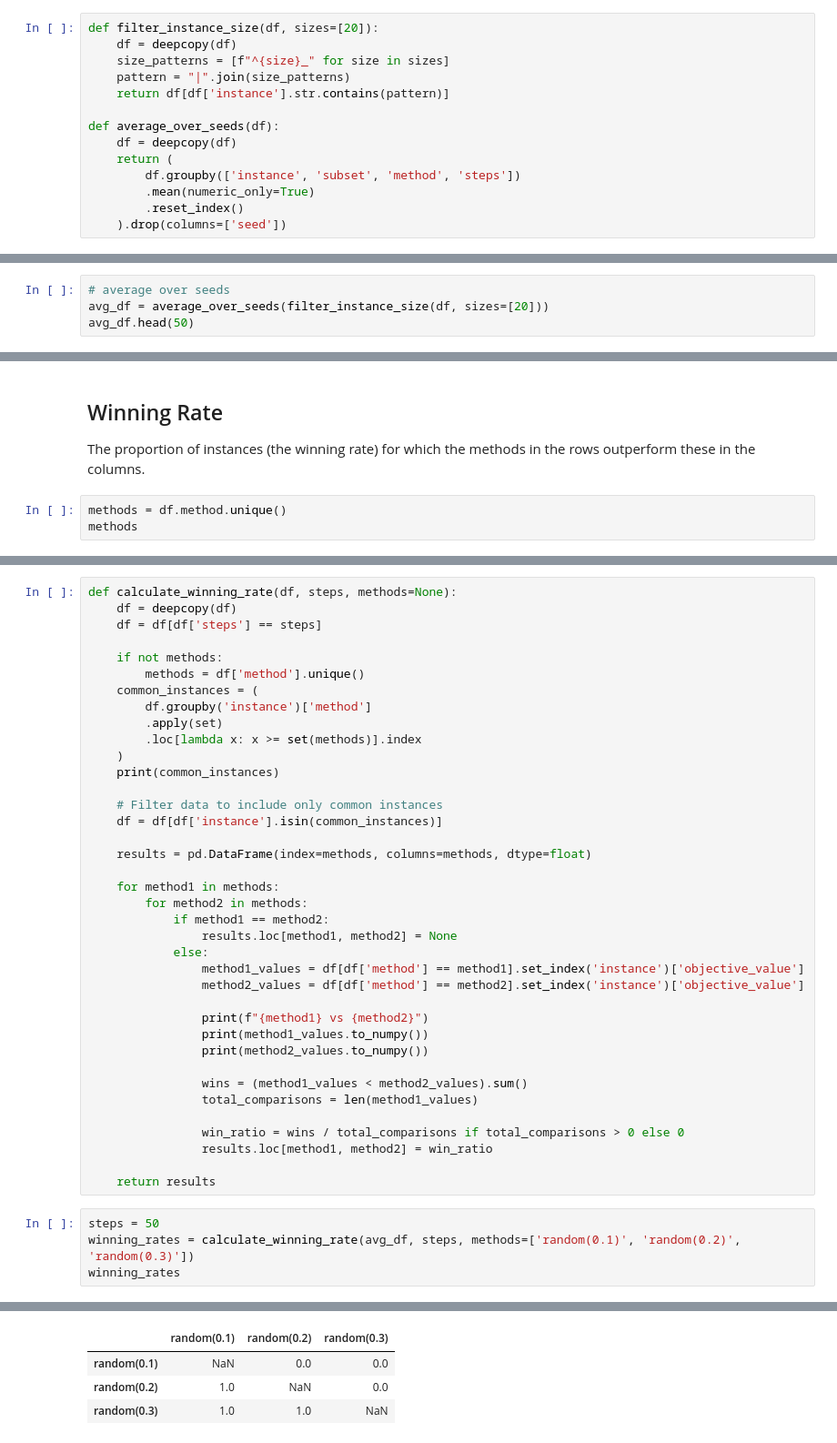
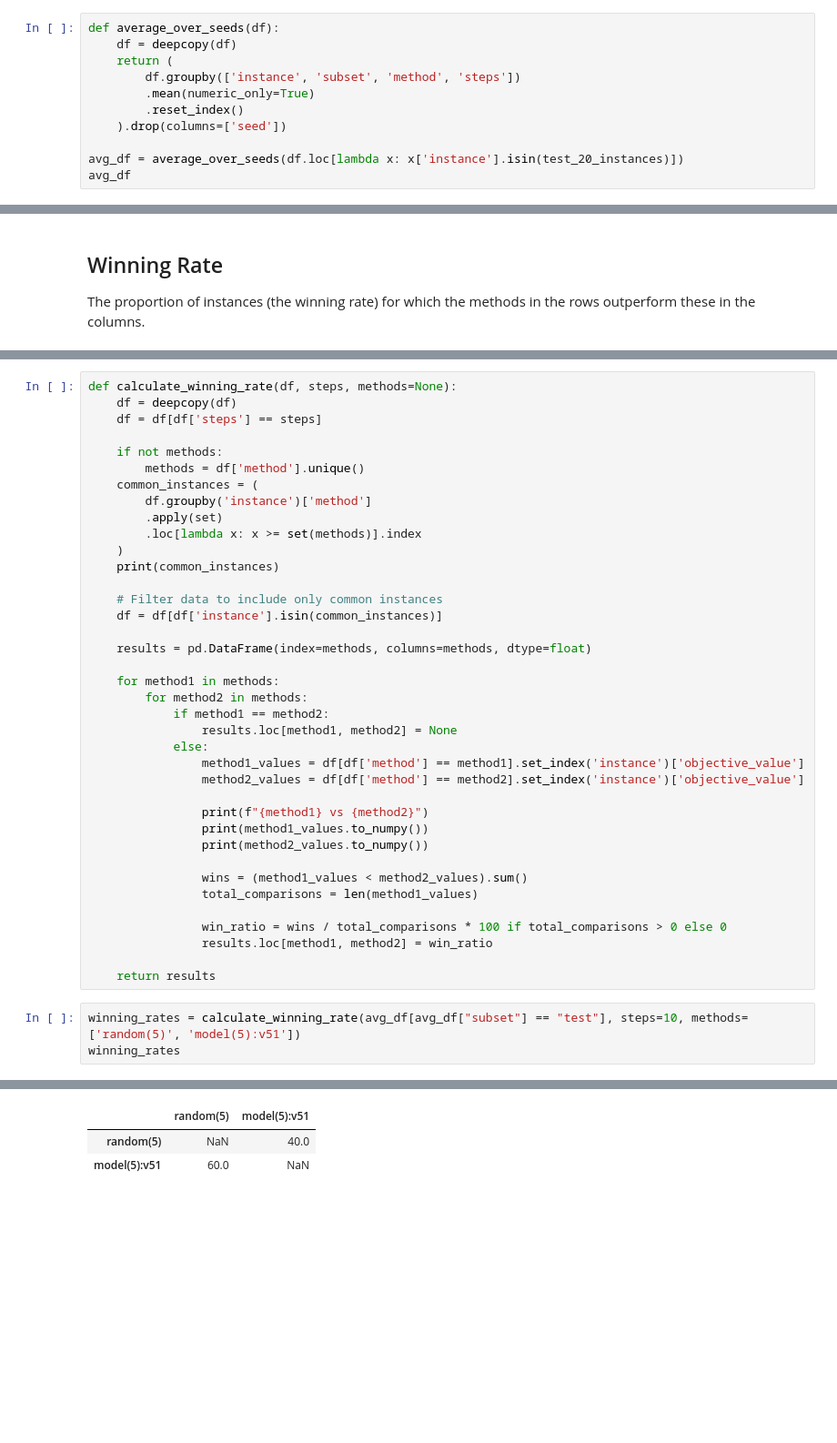
Before and after one commit to arekpaterak/engineering-thesis, a Jupyter notebook: experiments/results_analysis.ipynb, the cells around one changed output, grey strips where cells are left out. Shown at 91% size. Drawn from its saved outputs; the diff is of its cells as text; blank space fills up the shorter version.

```diff
--- a/experiments/results_analysis.ipynb
+++ b/experiments/results_analysis.ipynb
@@ -51,10 +78,4 @@ df.head()
 # %%
-def filter_instance_size(df, sizes=[20]):
-    df = deepcopy(df)
-    size_patterns = [f"^{size}_" for size in sizes]
-    pattern = "|".join(size_patterns)
-    return df[df['instance'].str.contains(pattern)]
-
 def average_over_seeds(df):
     df = deepcopy(df)
     return (
@@ -62,3 +83,6 @@ def average_over_seeds(df):
         .mean(numeric_only=True)
         .reset_index()
     ).drop(columns=['seed'])
+
+avg_df = average_over_seeds(df.loc[lambda x: x['instance'].isin(test_20_instances)])
+avg_df
@@ -65,4 +102,0 @@ def average_over_seeds(df):
-# %%
-# average over seeds
-avg_df = average_over_seeds(filter_instance_size(df, sizes=[20]))
-avg_df.head(50)
@@ -131,6 +159,3 @@ best
 # %% [markdown]
 ## Winning Rate
 The proportion of instances (the winning rate) for which the methods in the rows outperform these in the columns.
-# %%
-methods = df.method.unique()
-methods
@@ -171,12 +193,11 @@ def calculate_winning_rate(df, steps, methods=None):
                 wins = (method1_values < method2_values).sum()
                 total_comparisons = len(method1_values)
 
-                win_ratio = wins / total_comparisons if total_comparisons > 0 else 0
+                win_ratio = wins / total_comparisons * 100 if total_comparisons > 0 else 0
                 results.loc[method1, method2] = win_ratio
 
     return results
 # %%
-steps = 50
-winning_rates = calculate_winning_rate(avg_df, steps, methods=['random(0.1)', 'random(0.2)', 'random(0.3)'])
+winning_rates = calculate_winning_rate(avg_df[avg_df["subset"] == "test"], steps=10, methods=['random(5)', 'model(5):v51'])
 winning_rates
 # %% [output]
@@ -200,7 +214,6 @@ random(0.3) vs random(0.2)
-|  | random(0.1) | random(0.2) | random(0.3) |
-| random(0.1) | NaN | 0.0 | 0.0 |
-| random(0.2) | 1.0 | NaN | 0.0 |
-| random(0.3) | 1.0 | 1.0 | NaN |
+|  | random(5) | model(5):v51 |
+| random(5) | NaN | 40.0 |
+| model(5):v51 | 60.0 | NaN |
 # %%
 from matplotlib.colors import LinearSegmentedColormap
 import seaborn as sns
```
Also changed, not shown: parts of 18 cells of this notebook, 21 other files.
